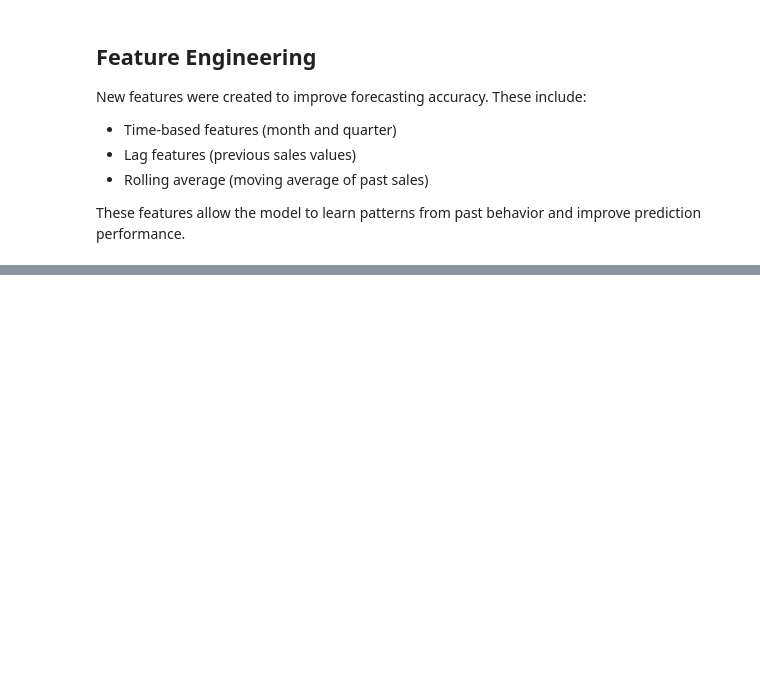
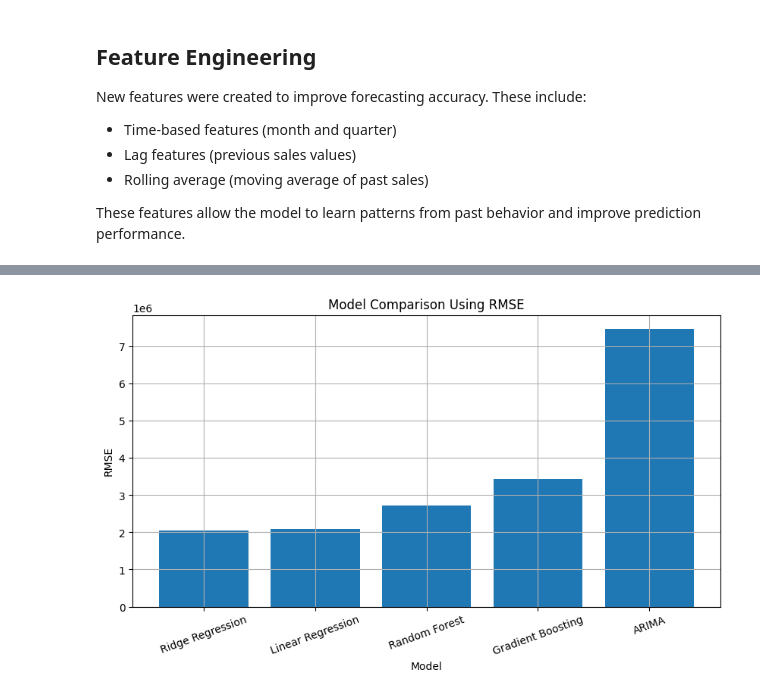
Before and after one commit to marygizem/-Machine-Learning-and-Predictive-Analytics, a Jupyter notebook: Updated_Milestone_2_Project_Forecasting_Model_with_DataViz.ipynb, the cells around one changed output, grey strips where cells are left out. Saved outputs shown, nothing was run; the diff lists cells and outputs as text; code cells hidden in the pictures; blank space fills up the shorter version.

```diff
--- a/Updated_Milestone_2_Project_Forecasting_Model_with_DataViz.ipynb
+++ b/Updated_Milestone_2_Project_Forecasting_Model_with_DataViz.ipynb
@@ -726,0 +364,18 @@ Overall, this forecasting approach demonstrates how machine learning can be appl
+# %%
+# ARIMA baseline
+arima_model = ARIMA(train["total_sales_used"], order=(1, 1, 1))
+arima_fit = arima_model.fit()
+arima_preds = arima_fit.forecast(steps=len(test))
+
+arima_mae = mean_absolute_error(y_test, arima_preds)
+arima_rmse = np.sqrt(mean_squared_error(y_test, arima_preds))
+comparison_rows.append(["ARIMA", arima_mae, arima_rmse])
+prediction_store["ARIMA"] = np.array(arima_preds)
+
+comparison_df = pd.DataFrame(comparison_rows, columns=["Model", "MAE", "RMSE"]).sort_values("RMSE").reset_index(drop=True)
+
+print("\nMODEL COMPARISON")
+print(comparison_df)
+
+best_model_name = comparison_df.iloc[0]["Model"]
+print("\nBEST MODEL:", best_model_name)
@@ -726,0 +457,20 @@ Overall, this forecasting approach demonstrates how machine learning can be appl
+# %%
+# ============================================================
+# 10) MODEL COMPARISON VISUALIZATION
+# ============================================================
+"""
+Documentation:
+- This chart compares the RMSE of all evaluated models.
+- The best model is the one with the lowest RMSE.
+"""
+
+plt.figure(figsize=(10, 5))
+plt.bar(comparison_df["Model"], comparison_df["RMSE"])
+plt.title("Model Comparison Using RMSE")
+plt.xlabel("Model")
+plt.ylabel("RMSE")
+plt.xticks(rotation=20)
+plt.grid(True)
+plt.show()
+# %% [output]
+[figure, added]
```
Also changed, not shown: parts of 70 cells of this notebook.
